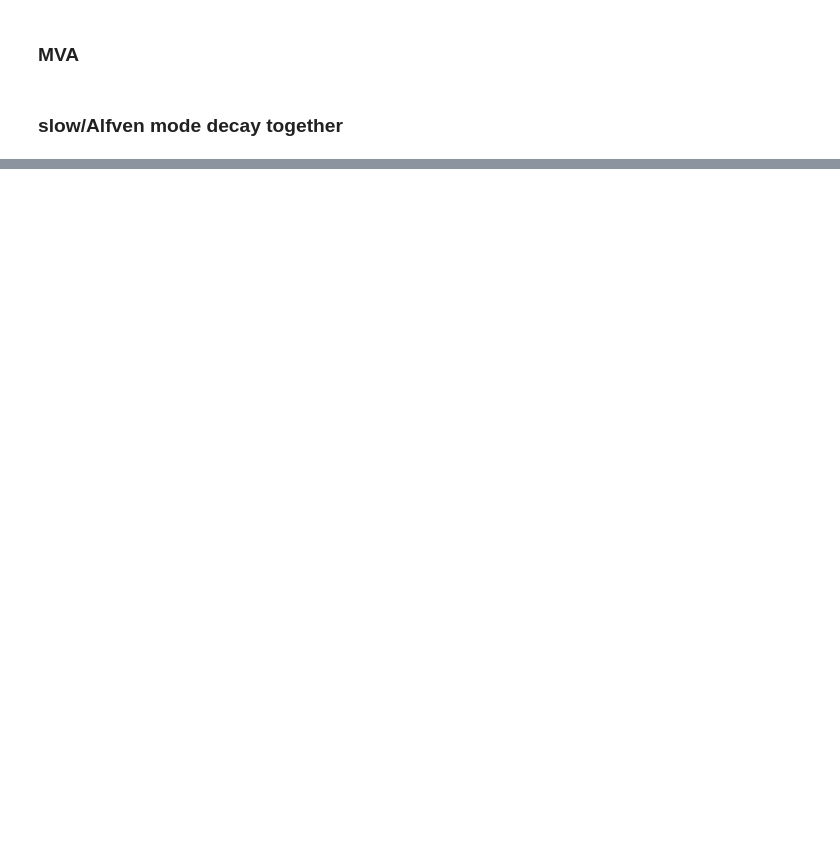
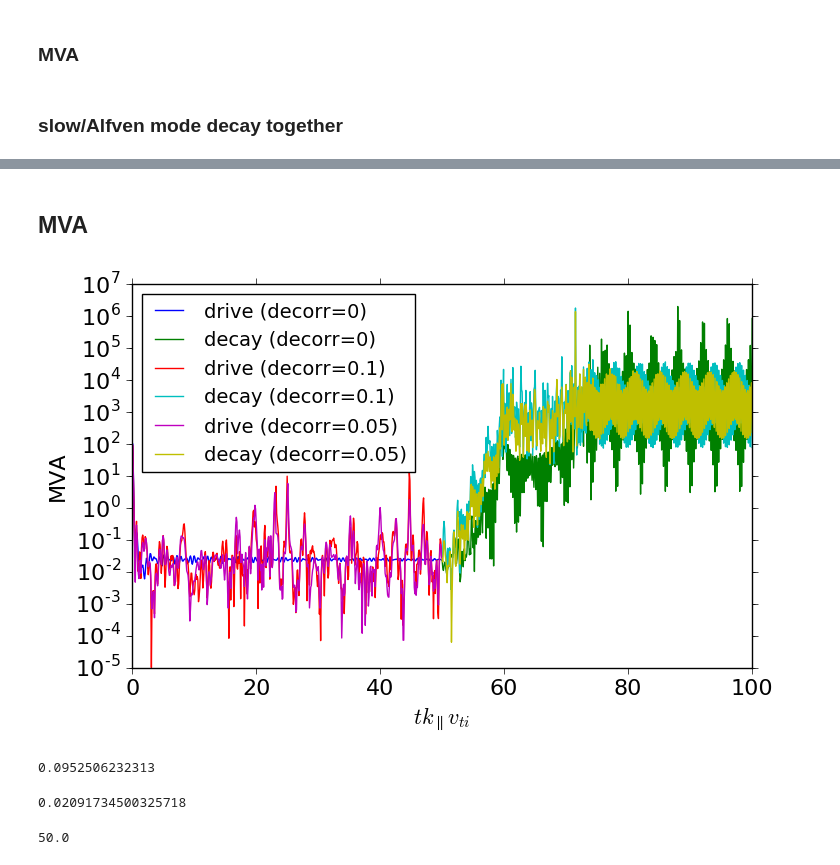
Before and after one commit to YuguangTong/Fourier-Laplace-plasma-response-in-driven-Gyrokinetics, a Jupyter notebook: python/Draft_20161011.ipynb, the cells around one changed output, grey strips where cells are left out. Drawn from its saved outputs; the diff is of its cells as text; code cells hidden in the pictures; blank space fills up the shorter version.

```diff
--- a/python/Draft_20161011.ipynb
+++ b/python/Draft_20161011.ipynb
@@ -175,0 +218,29 @@ mv *.png figures/
+# %% [markdown]
+## MVA
+# %%
+fig_mva, ax = plt.subplots(figsize=(8, 8*0.618))
+labels = ['', 'drive (decorr=0)', 'decay (decorr=0)', 'drive (decorr=0.1)', 'decay (decorr=0.1)','drive (decorr=0.05)', 'decay (decorr=0.05)']
+for i in range(1, n+1):
+    if i % 2 == 1:
+        ax.plot(t[i][1:], Ebperp[i][1:]/Ebpar[i][1:], label = labels[i])
+    else:
+        ax.plot(t[i], Ebperp[i]/Ebpar[i], label = labels[i])
+ax.set_yscale('log')
+ax.legend(loc='best')
+ax.set_ylabel('MVA')
+ax.set_xlabel('$tk_\parallel v_{ti}$')
+# fig_mva.savefig('lin_slow_decay_mva_2.png', dpi=200)
+plt.show()
+# %% [output]
+[figure, added]
+# %%
+i = 5
+print(np.mean(Ebperp[i][-100:]/Ebpar[i][-100:]))
+np.exp(np.mean(np.log(Ebperp[i][-100:]/Ebpar[i][-100:])))
+# %% [output]
+0.0952506232313
+0.02091734500325718
+# %%
+max(t[5][-100:])
+# %% [output]
+50.0
```
Also changed, not shown: parts of 10 cells of this notebook, 3 other files.
